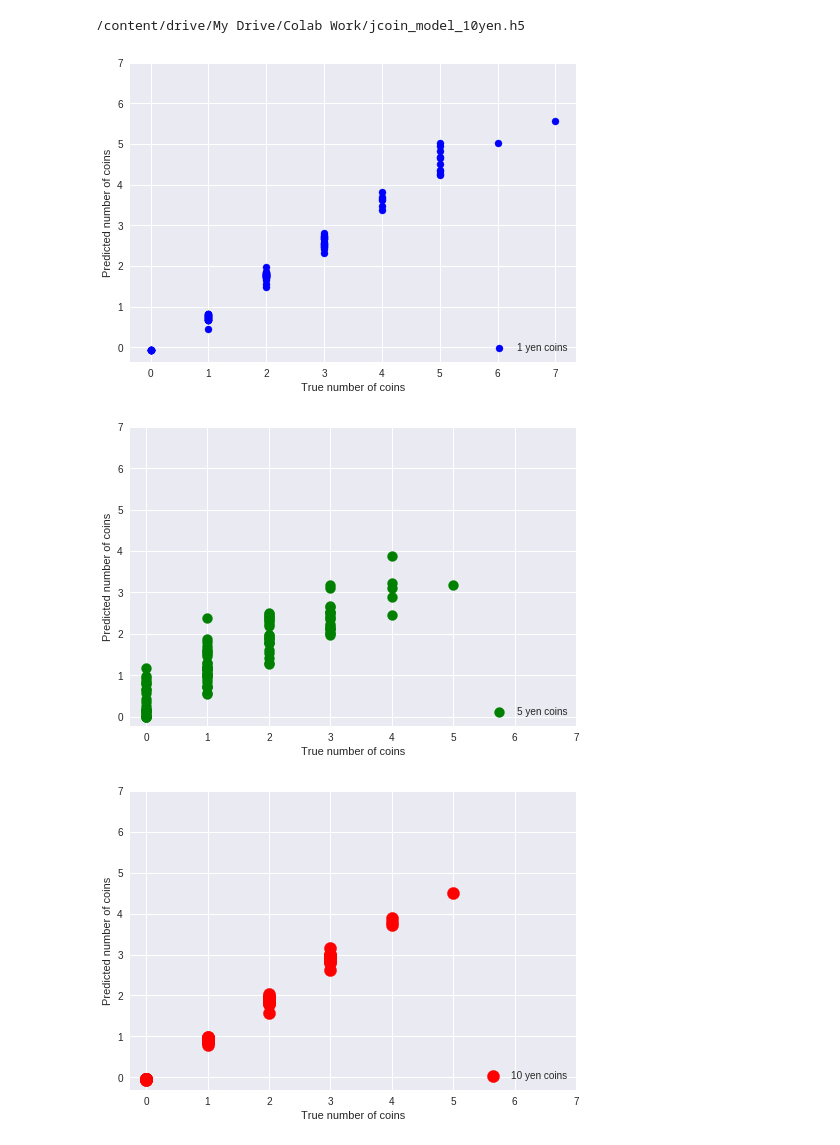
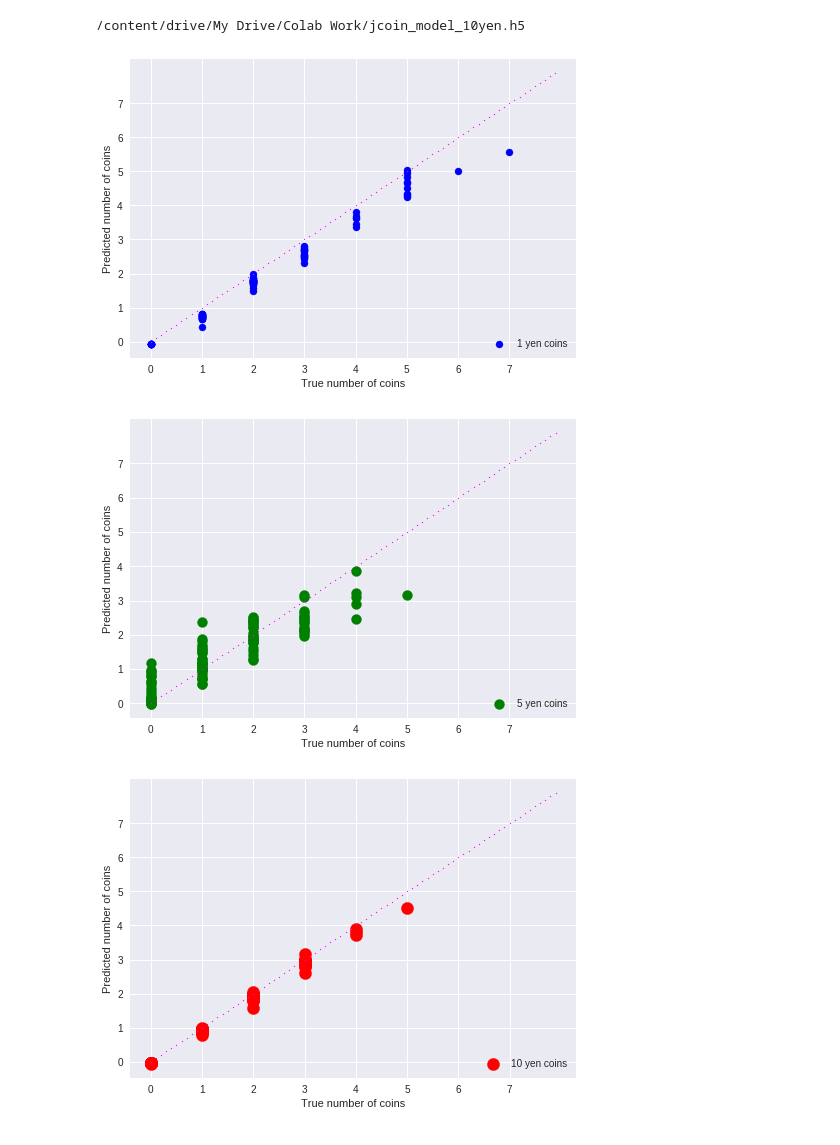
Before and after one commit to uminor/jcoins, a Jupyter notebook: jcoins_counter.ipynb, the cells around one changed output. Drawn from its saved outputs; the diff is of its cells as text; code cells hidden in the pictures.

```diff
--- a/jcoins_counter.ipynb
+++ b/jcoins_counter.ipynb
@@ -325,39 +321,45 @@ import matplotlib.pyplot as plt
 
 def plot_number_of_coin(indx, x_t, y_t):
   val = Jcoins.values[indx]
+  mx = 8
   model = keras.models.load_model(Jcoins.h5path(val), compile=False)
   y_predict = model.predict(x_t)
   y_t1 = y_t.T[indx]
   y_p1 = list(map(lambda y: y[0], y_predict))
 
   plt.scatter(y_t1, y_p1, c=Jcoins.colors[indx] , marker="o", s=300-(5-indx)*50, label='%s yen coins' % val)
+  std = np.array([[x/10.0,x/10.0] for x in range(mx * 10)]).T
+  plt.scatter(std[0], std[1], c='Magenta' , marker="o", s=1)
   plt.legend(loc='lower right')
   plt.xlabel("True number of coins")
   plt.ylabel("Predicted number of coins")
-  plt.xticks(np.arange(0, 8, 1))
-  plt.yticks(np.arange(0, 8, 1))
+  plt.xticks(np.arange(0, mx, 1))
+  plt.yticks(np.arange(0, mx, 1))
   plt.show()
 
   return y_p1
 
 yt_total = np.zeros(len(y_test))
 yp_total = np.zeros(len(y_test))
 y_test_T = y_test.T
 
 for idx, val in enumerate(Jcoins.values):
   y_pred = plot_number_of_coin(idx, x_test, y_test)
   yt_total = yt_total + y_test_T[idx] * val
   yp_total = yp_total + np.array(y_pred) * val
 
+mx = 70
 plt.scatter(yt_total, yp_total, c='black', marker="o", s=20)
+std = np.array([[x/10.0,x/10.0] for x in range(mx * 10)]).T
+plt.scatter(std[0], std[1], c='Magenta' , marker="o", s=1)
 plt.title('Total values')
 plt.xlabel("True total value")
 plt.ylabel("Predicted total value")
-plt.xticks( np.arange(0, 70, 10) )
-plt.yticks( np.arange(0, 70, 10) )
+plt.xticks( np.arange(0, mx, 10) )
+plt.yticks( np.arange(0, mx, 10) )
 
 plt.show()
 # %% [output]
-[figure, old version]
+[figure, new version]
-[figure, old version]
+[figure, new version]
-[figure, old version]
+[figure, new version]
```
Also changed, not shown: parts of 2 cells of this notebook.
